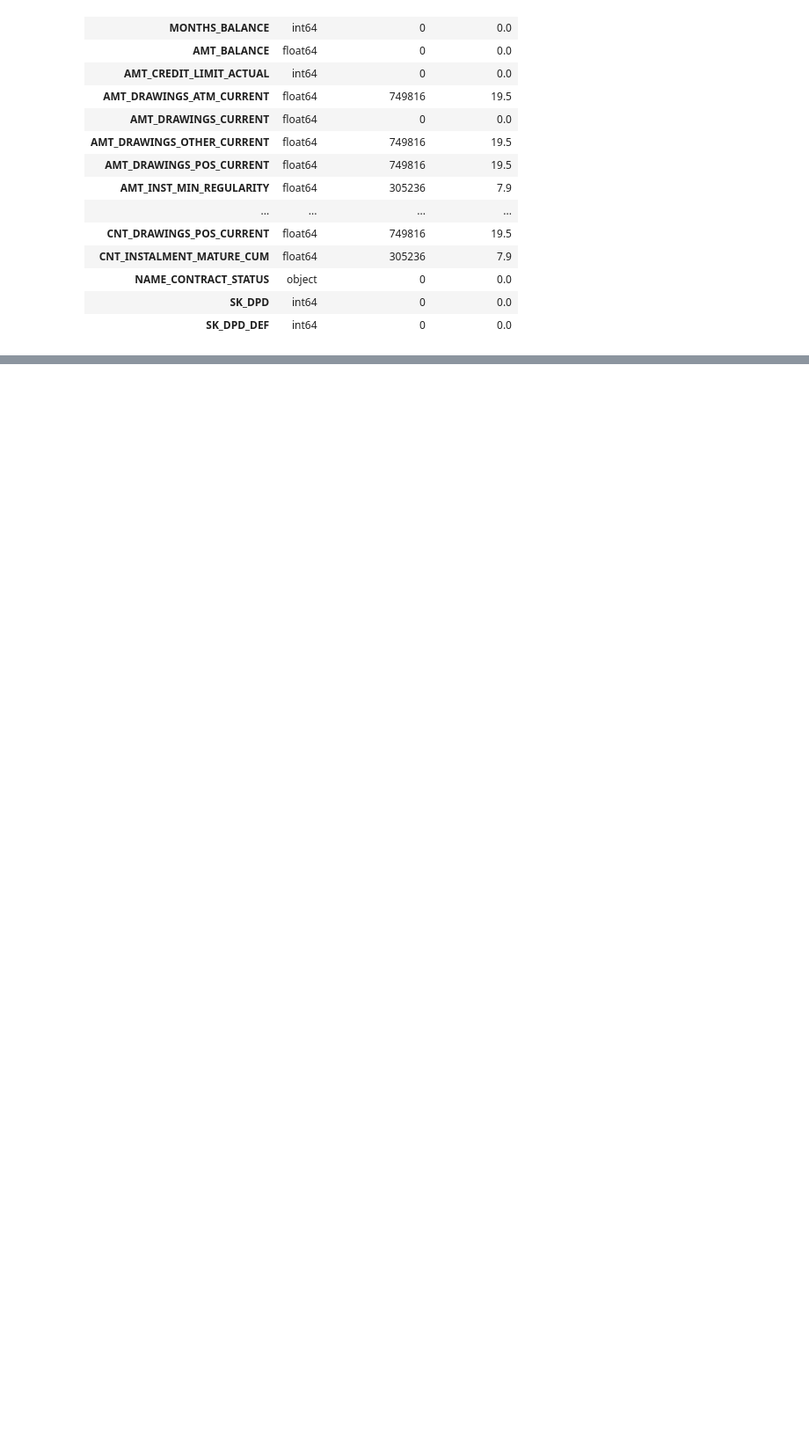
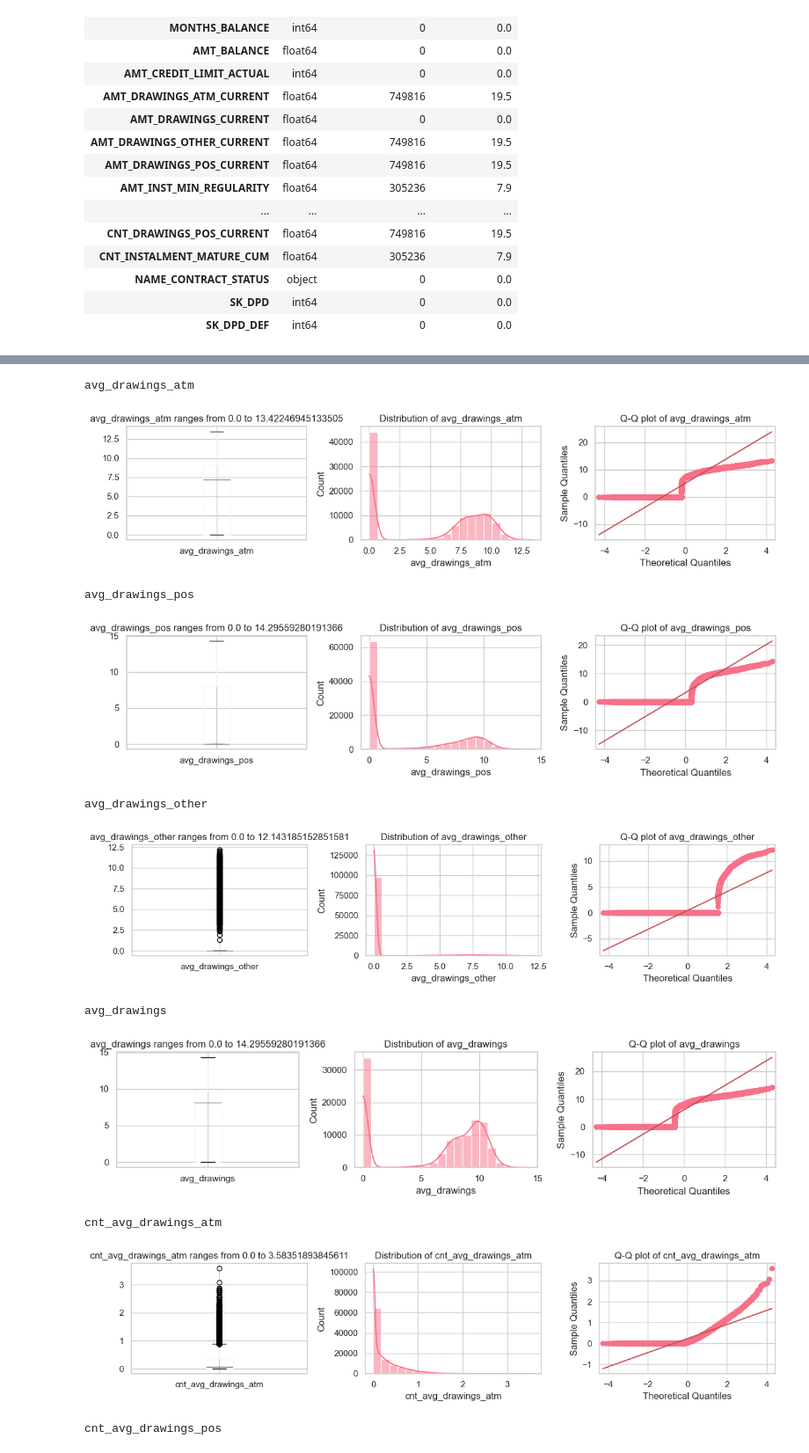
Before and after one commit to gkukse/Home-Credit-Default-Risk, a Jupyter notebook: credit_card_balance.ipynb, the cells around one changed output, grey strips where cells are left out. Shown at 88% size. Cells and saved outputs as stored; diff of their text form; code cells hidden in the pictures; blank space fills up the shorter version.

```diff
--- a/credit_card_balance.ipynb
+++ b/credit_card_balance.ipynb
@@ -241,0 +404,20 @@ id_363914.head(10)
+# %%
+for feature in engineered_credit_card_balance.filter(regex='.*drawings', axis=1).columns.to_list():
+    engineered_credit_card_balance[feature] = np.log1p(engineered_credit_card_balance[feature])
+
+    # Apply equal-width binning on the log-transformed data
+    #engineered_credit_card_balance[feature] = pd.cut(engineered_credit_card_balance[feature], bins=4)
+# %%
+help_visuals.distribution_check(engineered_credit_card_balance.filter(regex='.*drawings', axis=1))
+# %% [output]
+avg_drawings_atm
+[figure, added]
+avg_drawings_pos
+[figure, added]
+avg_drawings_other
+[figure, added]
+avg_drawings
+[figure, added]
+cnt_avg_drawings_atm
+[figure, added]
+cnt_avg_drawings_pos
```
Also changed, not shown: parts of 57 cells of this notebook, 1 other file.
